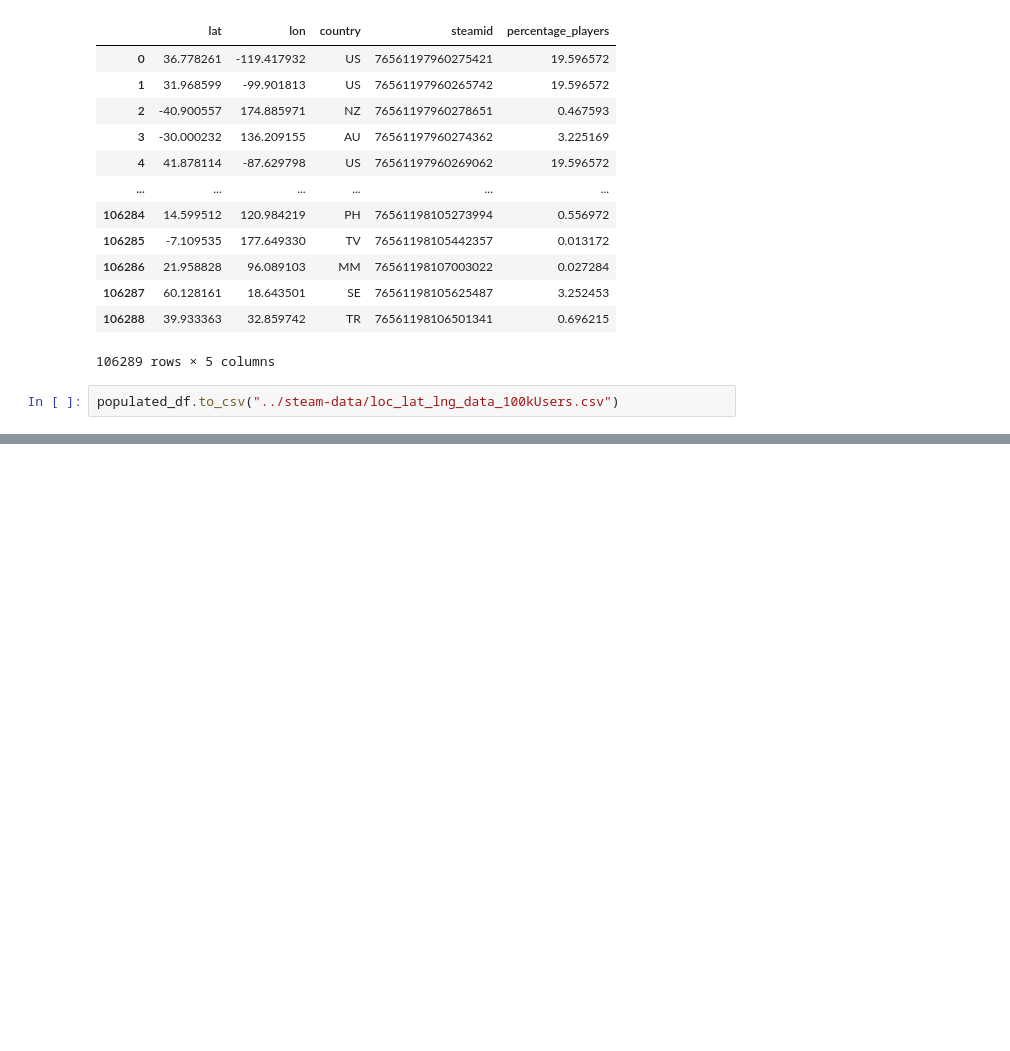
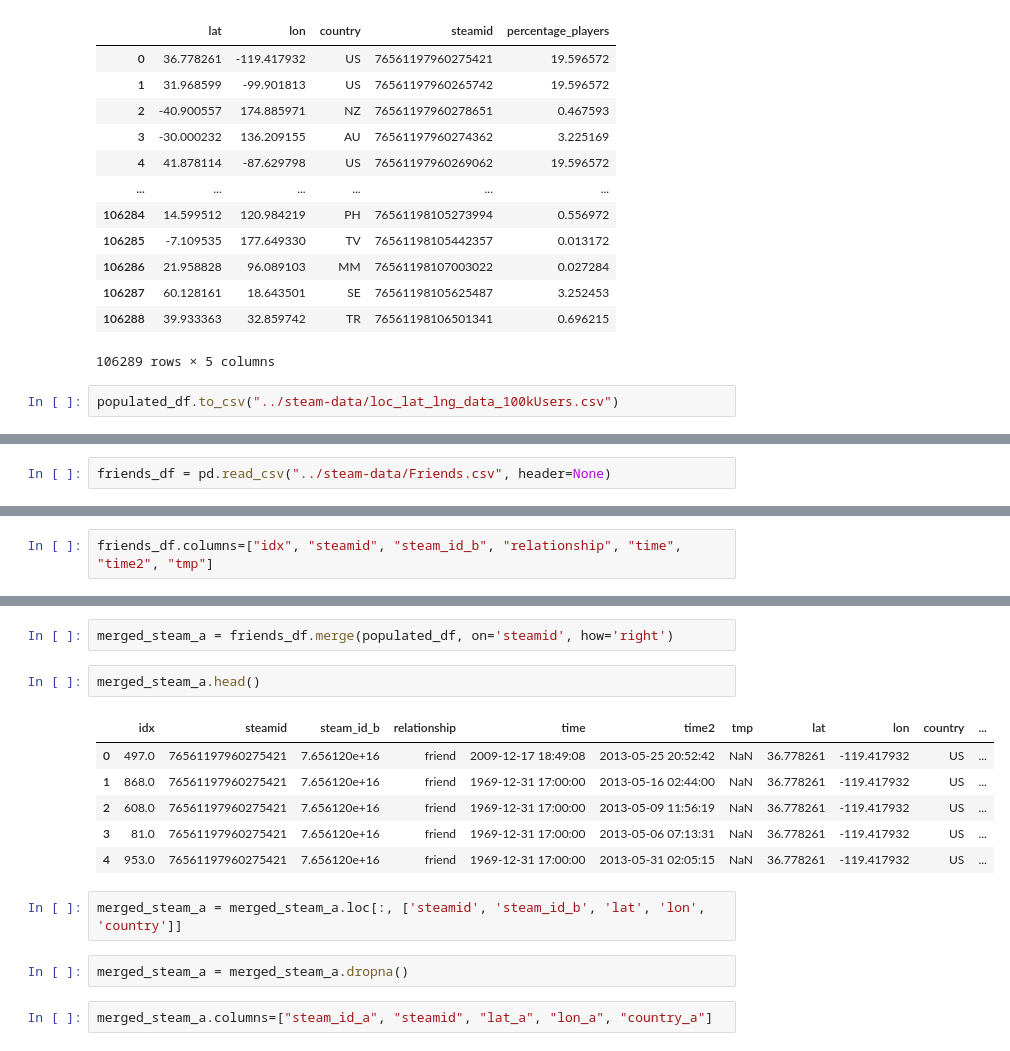
Before and after one commit to tanay-gangey/Full-Steam-Ahead, a Jupyter notebook: notebook/Process Steam Location Data.ipynb, the cells around one changed output, grey strips where cells are left out. Saved outputs shown, nothing was run; the diff lists cells and outputs as text; blank space fills up the shorter version.

```diff
--- a/notebook/Process Steam Location Data.ipynb
+++ b/notebook/Process Steam Location Data.ipynb
@@ -147,0 +164,2 @@ populated_df.to_csv("../steam-data/loc_lat_lng_data_100kUsers.csv")
+# %%
+friends_df = pd.read_csv("../steam-data/Friends.csv", header=None)
@@ -147,0 +175,2 @@ populated_df.to_csv("../steam-data/loc_lat_lng_data_100kUsers.csv")
+# %%
+friends_df.columns=["idx", "steamid", "steam_id_b", "relationship", "time", "time2", "tmp"]
@@ -147,0 +186,17 @@ populated_df.to_csv("../steam-data/loc_lat_lng_data_100kUsers.csv")
+# %%
+merged_steam_a = friends_df.merge(populated_df, on='steamid', how='right')
+# %%
+merged_steam_a.head()
+# %% [output]
+|  | idx | steamid | steam_id_b | relationship | time | time2 | tmp | lat | lon | country | ... |
+| 0 | 497.0 | 76561197960275421 | 7.656120e+16 | friend | 2009-12-17 18:49:08 | 2013-05-25 20:52:42 | NaN | 36.778261 | -119.417932 | US | ... |
+| 1 | 868.0 | 76561197960275421 | 7.656120e+16 | friend | 1969-12-31 17:00:00 | 2013-05-16 02:44:00 | NaN | 36.778261 | -119.417932 | US | ... |
+| 2 | 608.0 | 76561197960275421 | 7.656120e+16 | friend | 1969-12-31 17:00:00 | 2013-05-09 11:56:19 | NaN | 36.778261 | -119.417932 | US | ... |
+| 3 | 81.0 | 76561197960275421 | 7.656120e+16 | friend | 1969-12-31 17:00:00 | 2013-05-06 07:13:31 | NaN | 36.778261 | -119.417932 | US | ... |
+| 4 | 953.0 | 76561197960275421 | 7.656120e+16 | friend | 1969-12-31 17:00:00 | 2013-05-31 02:05:15 | NaN | 36.778261 | -119.417932 | US | ... |
+# %%
+merged_steam_a = merged_steam_a.loc[:, ['steamid', 'steam_id_b', 'lat', 'lon', 'country']]
+# %%
+merged_steam_a = merged_steam_a.dropna()
+# %%
+merged_steam_a.columns=["steam_id_a", "steamid", "lat_a", "lon_a", "country_a"]
```
Also changed, not shown: parts of 12 cells of this notebook, 2 other files.
